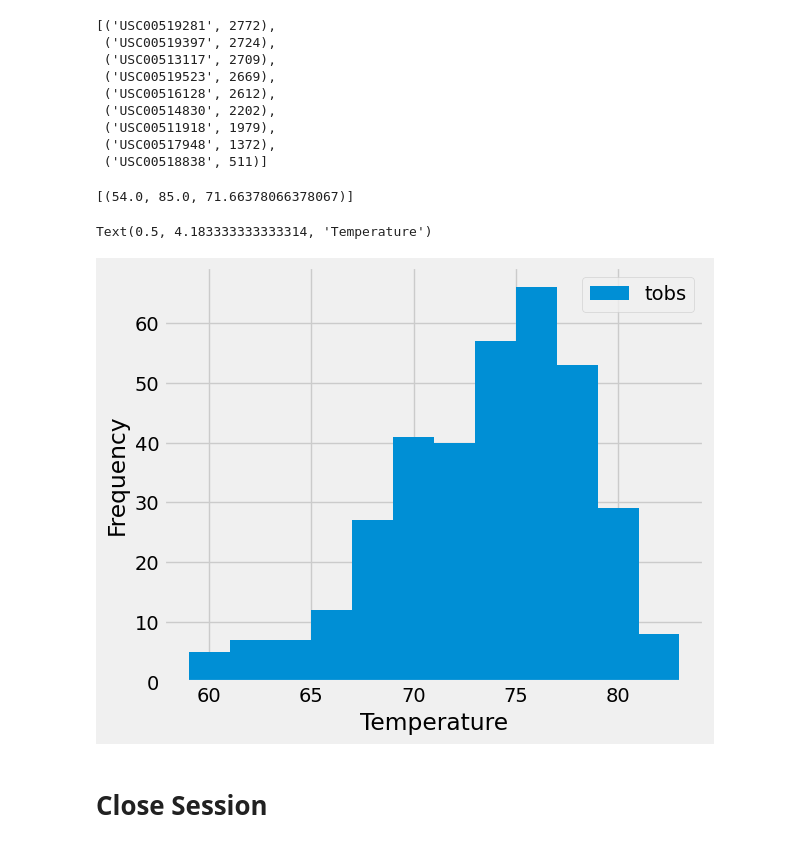
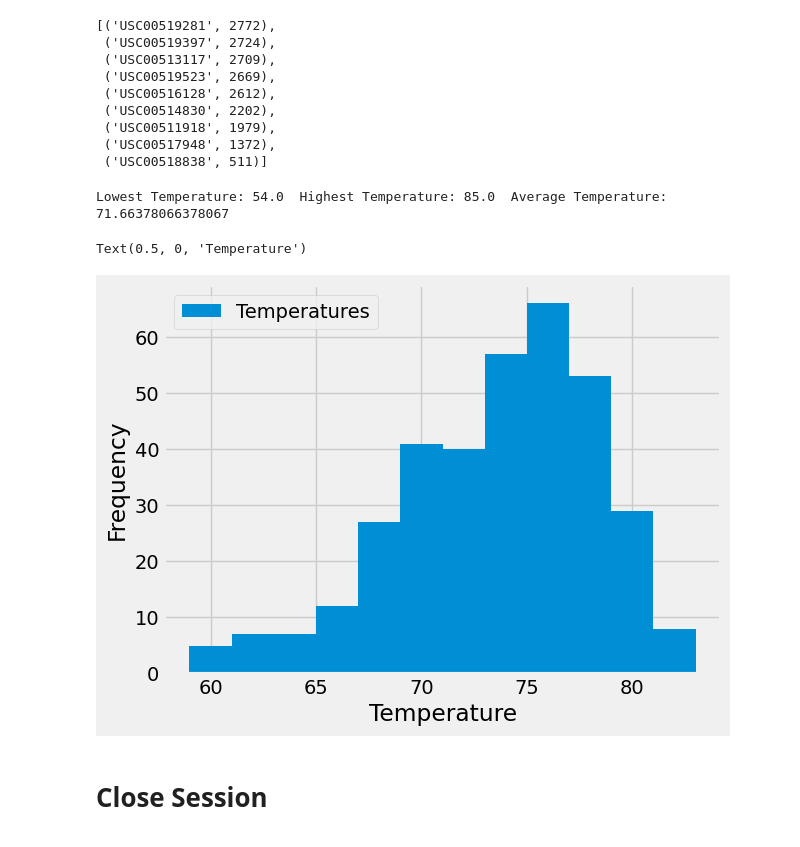
Before and after one commit to cartysw/sqlalchemy-challenge, a Jupyter notebook: SurfsUp/climate_starter.ipynb, the cells around one changed output. Cells and saved outputs as stored; diff of their text form; code cells hidden in the pictures.

Commit message:
finished the 'Exploratory Station Analysis' section. climate_starter is complete and has been cleaned. api file will be worked on next

```diff
--- a/SurfsUp/climate_starter.ipynb
+++ b/SurfsUp/climate_starter.ipynb
@@ -109,14 +111,30 @@ rain_Df.describe()
  ('USC00518838', 511)]
 # %%
 # Using the most active station id from the previous query, calculate the lowest, highest, and average temperature.
+active_Station = session.query(Measurement.station, func.min(Measurement.tobs), func.max(Measurement.tobs), func.avg(Measurement.tobs)).\
+    filter(Measurement.station == 'USC00519281').\
+    group_by(Measurement.station)
+
+for station in active_Station:
+    print(f'Lowest Temperature: {station[1]}  Highest Temperature: {station[2]}  Average Temperature: {station[3]}')
 # %% [output]
-[(54.0, 85.0, 71.66378066378067)]
+Lowest Temperature: 54.0  Highest Temperature: 85.0  Average Temperature: 71.66378066378067
 # %%
 # Using the most active station id
 # Query the last 12 months of temperature observation data for this station and plot the results as a histogram
+active_Temps = session.query(Measurement.date, Measurement.tobs).\
+    filter(Measurement.station == 'USC00519281').\
+    filter(Measurement.date >= prev_Year).all()
+
+# Store query results in a DataFrame
+temps_Df = pd.DataFrame(active_Temps, columns=['Date', 'Temperatures'])
+
+# Plot DataFrame as a Histogram
+temps_Df.plot.hist(bins=12)
+plt.xlabel('Temperature')
 # %% [output]
-Text(0.5, 4.183333333333314, 'Temperature')
+Text(0.5, 0, 'Temperature')
-[figure, old version]
+[figure, new version]
 # %% [markdown]
 # Close Session
 # %%
```
Also changed, not shown: parts of 5 cells of this notebook.
